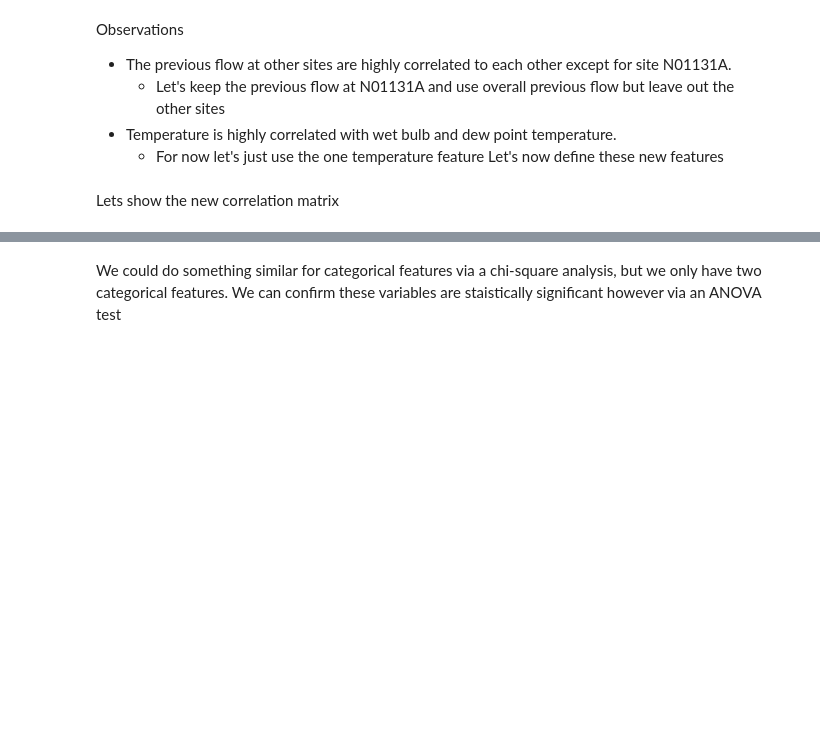
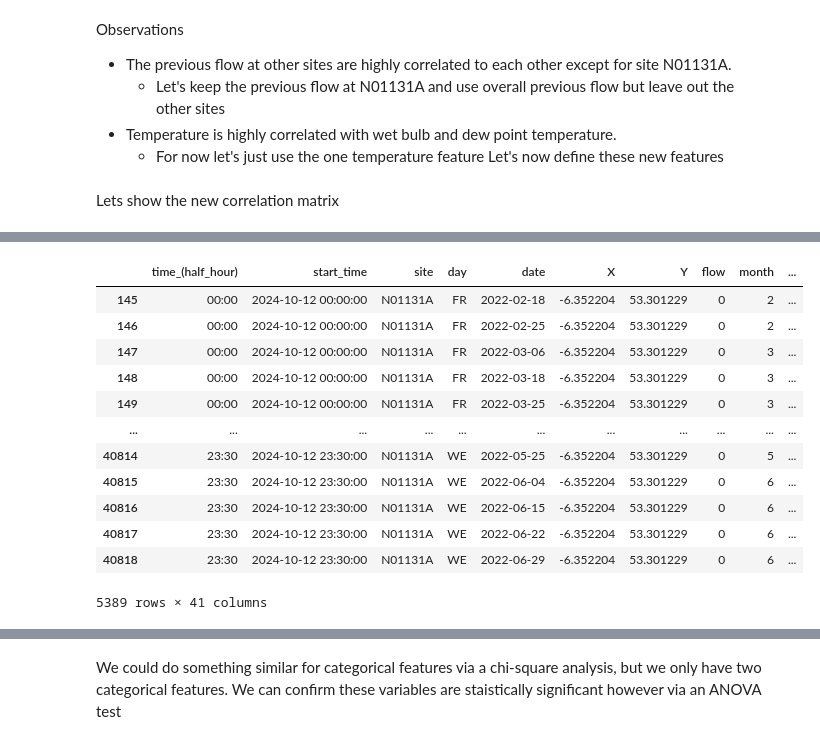
Before and after one commit to emolloy123/Traffic-Flow-SDCC, a Jupyter notebook: traffic_flow_regression_V3.ipynb, the cells around one changed output, grey strips where cells are left out. Drawn from its saved outputs; the diff is of its cells as text; code cells hidden in the pictures; blank space fills up the shorter version.

```diff
--- a/traffic_flow_regression_V3.ipynb
+++ b/traffic_flow_regression_V3.ipynb
@@ -108,0 +130,16 @@ Lets show the new correlation matrix
+# %%
+overall_df[(overall_df['site']=='N01131A') & (overall_df['flow']==0)]
+# %% [output]
+|  | time_(half_hour) | start_time | site | day | date | X | Y | flow | month | ... |
+| 145 | 00:00 | 2024-10-12 00:00:00 | N01131A | FR | 2022-02-18 | -6.352204 | 53.301229 | 0 | 2 | ... |
+| 146 | 00:00 | 2024-10-12 00:00:00 | N01131A | FR | 2022-02-25 | -6.352204 | 53.301229 | 0 | 2 | ... |
+| 147 | 00:00 | 2024-10-12 00:00:00 | N01131A | FR | 2022-03-06 | -6.352204 | 53.301229 | 0 | 3 | ... |
+| 148 | 00:00 | 2024-10-12 00:00:00 | N01131A | FR | 2022-03-18 | -6.352204 | 53.301229 | 0 | 3 | ... |
+| 149 | 00:00 | 2024-10-12 00:00:00 | N01131A | FR | 2022-03-25 | -6.352204 | 53.301229 | 0 | 3 | ... |
+| ... | ... | ... | ... | ... | ... | ... | ... | ... | ... | ... |
+| 40814 | 23:30 | 2024-10-12 23:30:00 | N01131A | WE | 2022-05-25 | -6.352204 | 53.301229 | 0 | 5 | ... |
+| 40815 | 23:30 | 2024-10-12 23:30:00 | N01131A | WE | 2022-06-04 | -6.352204 | 53.301229 | 0 | 6 | ... |
+| 40816 | 23:30 | 2024-10-12 23:30:00 | N01131A | WE | 2022-06-15 | -6.352204 | 53.301229 | 0 | 6 | ... |
+| 40817 | 23:30 | 2024-10-12 23:30:00 | N01131A | WE | 2022-06-22 | -6.352204 | 53.301229 | 0 | 6 | ... |
+| 40818 | 23:30 | 2024-10-12 23:30:00 | N01131A | WE | 2022-06-29 | -6.352204 | 53.301229 | 0 | 6 | ... |
+5389 rows × 41 columns
```
Also changed, not shown: parts of 17 cells of this notebook, 2 other files.
